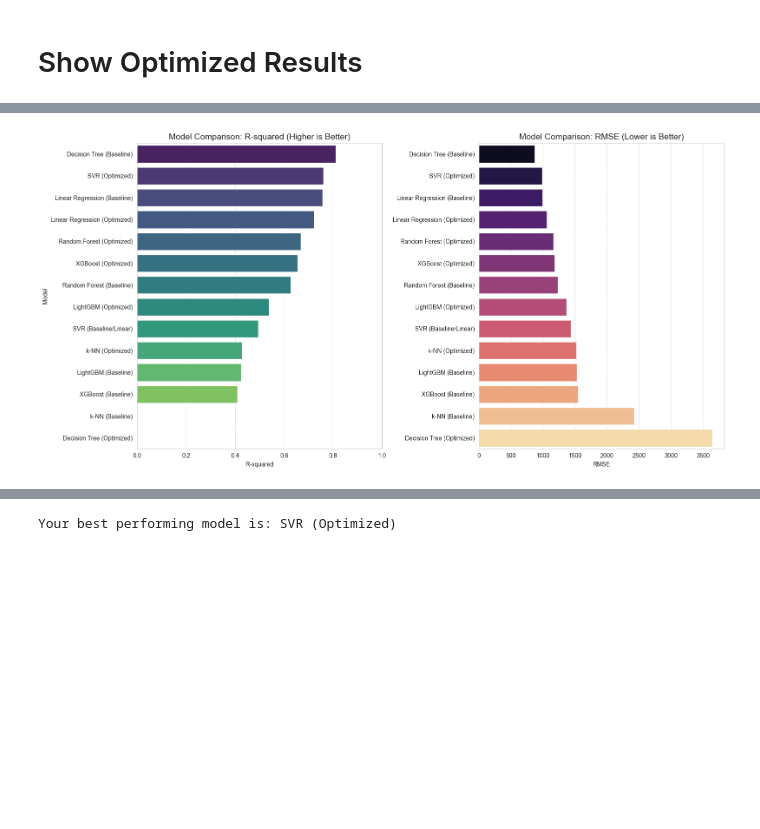
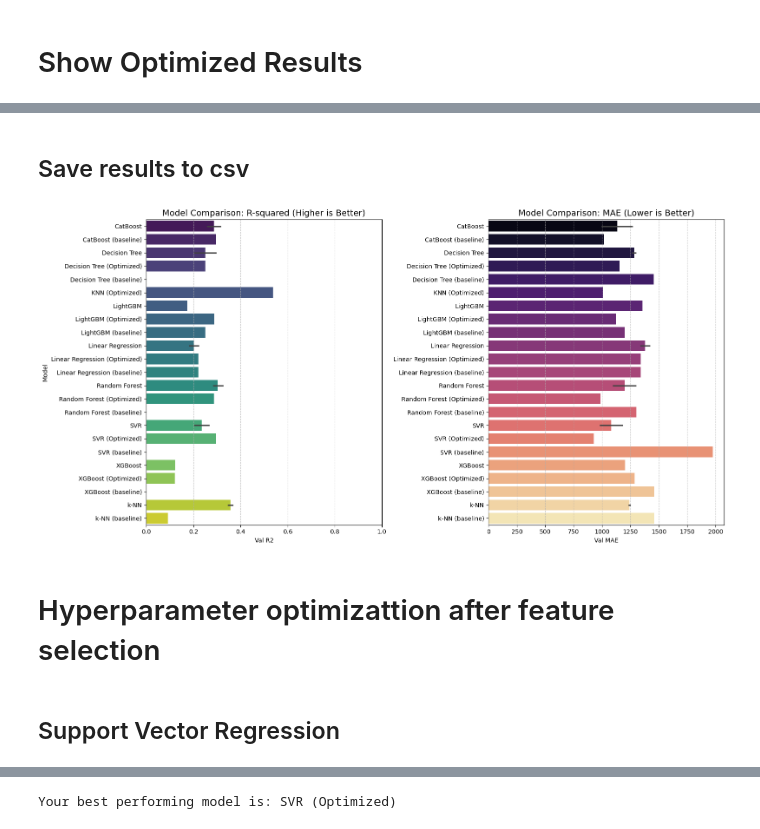
Before and after one commit to lqdominguez/data-science-hdm, a Jupyter notebook: 00 - Project/3-Modelling optimization copy.ipynb, the cells around one changed output, grey strips where cells are left out. Saved outputs shown, nothing was run; the diff lists cells and outputs as text; code cells hidden in the pictures; blank space fills up the shorter version.

Commit message:
fewat: update function to make it freindly and add graphs

```diff
--- a/00 - Project/3-Modelling optimization copy.ipynb
+++ b/00 - Project/3-Modelling optimization copy.ipynb
@@ -884,6 +1332,7 @@ df_results = record_performance("LightGBM (Optimized)", y_val, y_val_pred_lgbm_o
 # %% [markdown]
 # Show Optimized Results
 # %%
-df_results = df_results.sort_values('Model').reset_index(drop=True)
-df_results
+# View results
+results = get_performance_summary(sort_by="Model")
+display(results)
 # %% [output]
@@ -904,0 +1356,2 @@ df_results
+# %% [markdown]
+## Save results to csv
@@ -905,20 +1361,22 @@ df_results
 # %%
-# 1. Sort results by R-squared for better visualization
-df_viz = df_results.sort_values(by="R-squared", ascending=False)
-# 2. Set up the plotting area (2 subplots: R-squared and RMSE)
+df_viz = results.copy()
+# Set up the plotting area (2 subplots: R-squared and MAE)
 fig, axes = plt.subplots(1, 2, figsize=(16, 8))
 # --- Plot 1: R-squared (Higher is Better) ---
-# Added hue="Model" and legend=False to resolve the warning
-sns.barplot(data=df_viz, x="R-squared", y="Model", ax=axes[0], hue="Model", palette="viridis", legend=False)
+sns.barplot(data=df_viz, x="Val R2", y="Model", ax=axes[0], hue="Model", palette="viridis", legend=False)
 axes[0].set_title("Model Comparison: R-squared (Higher is Better)", fontsize=14)
 axes[0].set_xlim(0, 1.0)
 axes[0].grid(axis='x', linestyle='--', alpha=0.7)
-# --- Plot 2: RMSE (Lower is Better) ---
-sns.barplot(data=df_viz, x="RMSE", y="Model", ax=axes[1], hue="Model", palette="magma", legend=False)
-axes[1].set_title("Model Comparison: RMSE (Lower is Better)", fontsize=14)
+# --- Plot 2: MAE (Lower is Better) ---
+sns.barplot(data=df_viz, x="Val MAE", y="Model", ax=axes[1], hue="Model", palette="magma", legend=False)
+axes[1].set_title("Model Comparison: MAE (Lower is Better)", fontsize=14)
 axes[1].set_ylabel("")
 axes[1].grid(axis='x', linestyle='--', alpha=0.7)
 plt.tight_layout()
 plt.show()
 # %% [output]
-[figure, old version]
+[figure, new version]
+# %% [markdown]
+# Hyperparameter optimizattion after feature selection
+# %% [markdown]
+## Support Vector Regression
```
Also changed, not shown: parts of 72 cells of this notebook, 44 other files.
